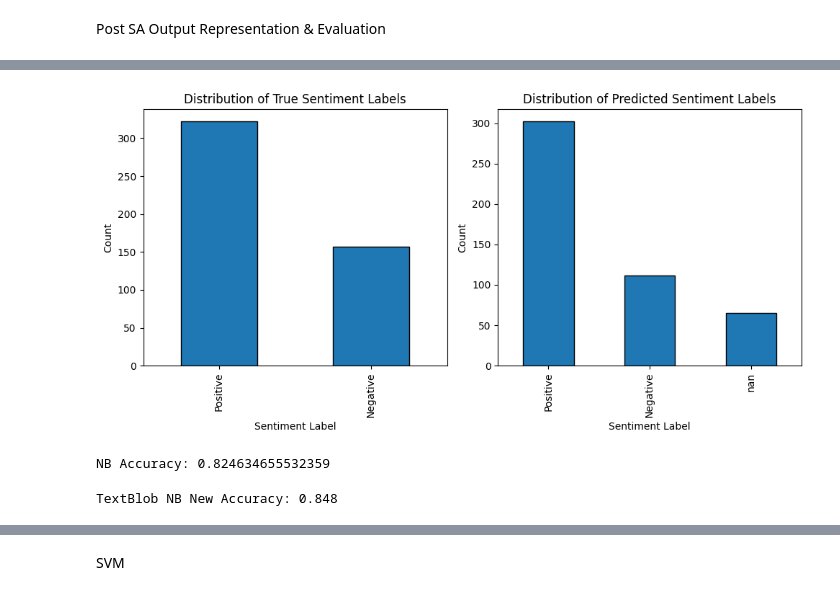
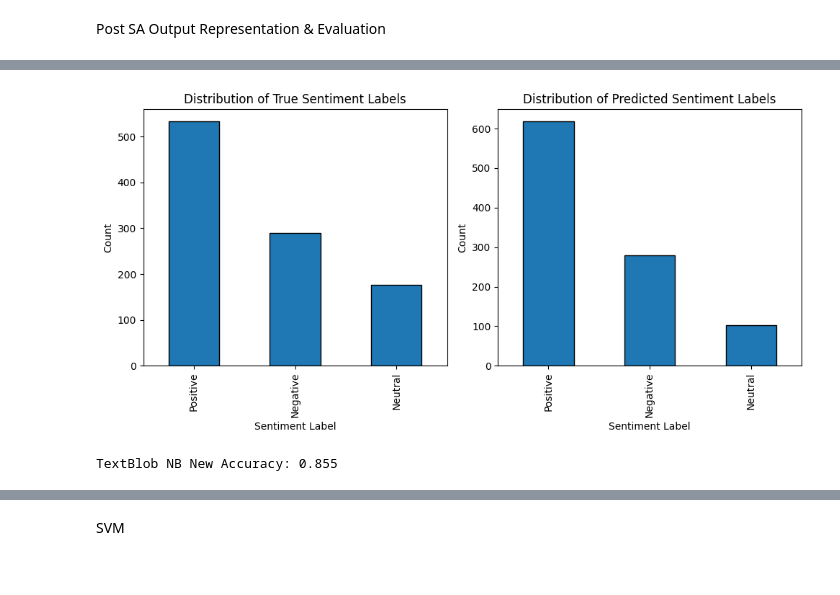
Before and after one commit to wd686/InkSightAnalyzer, a Jupyter notebook: SA [Wudi].ipynb, the cells around one changed output, grey strips where cells are left out. Drawn from its saved outputs; the diff is of its cells as text; code cells hidden in the pictures.

```diff
--- a/SA [Wudi].ipynb
+++ b/SA [Wudi].ipynb
@@ -136,8 +148,7 @@ df_annotated=pd.read_excel("sampled_df[WD].xlsx")
 # %%
 ###########get df after sentiment analysis
 #df_sa=pd.read_csv('sentiment_analysis_output[WD].csv')
-#df_sa=pd.read_csv('SA output v2[WD].csv')
-df_sa=pd.read_excel('Basic_SA_Mar.xlsx')
+df_sa=pd.read_csv('SA output v2[WD].csv')
 
 df_sa['Sentiment_Label_TB'] = df_sa['TextBlob_Sentiment'].apply(
     lambda x: 'Positive' if x > 0 else ('Negative' if x < 0 else 'Neutral')
@@ -304,7 +341,7 @@ Train NB using True_Label (manually annotated)
 # %%
 # Prepare data for Naive Bayes
 X = df_sa['Combined Text']
-y = df_sa['True_label']
+y = df_sa['True_Label']
 
 # Split dataset
 from sklearn.feature_extraction.text import CountVectorizer
@@ -314,7 +351,7 @@ from sklearn.metrics import accuracy_score, classification_report
 
 # Prepare data for Naive Bayes
 X = df_sa['Combined Text']
-y = df_sa['True_label']
+y = df_sa['True_Label']
 
 # Split dataset
 X_train, X_test, y_train, y_test = train_test_split(X, y, test_size=0.2, random_state=42)
@@ -325,37 +362,11 @@ X_train_vectorized = vectorizer.fit_transform(X_train)  # Fit and transform on t
 X_test_vectorized = vectorizer.transform(X_test)        # Transform on test data
 
 # Train the Naive Bayes classifier
-nb_model = MultinomialNB()
-nb_model.fit(X_train_vectorized, y_train)
+nb = MultinomialNB()
+nb.fit(X_train_vectorized, y_train)
 
 # Predict the labels for the test set
-y_pred = nb_model.predict(X_test_vectorized)
+y_pred = nb.predict(X_test_vectorized)
 
 # Add the predicted labels back to the original df_sa DataFrame
 df_sa.loc[X_test.index, 'Predicted_Label_NB'] = y_pred
-# Train Naive Bayes classifier
-nb = MultinomialNB()
-nb.fit(X_train_vectorized, y_train)
-
-y_pred = nb.predict(X_test_vectorized)
-print("Naive Bayes accuracy:", accuracy_score(y_test, y_pred))
-print("Naive Bayes classification report:")
-print(classification_report(y_test, y_pred))
-
-import matplotlib.pyplot as plt
-import seaborn as sns
-from sklearn.metrics import confusion_matrix
-
-# Compute the confusion matrix
-cm = confusion_matrix(y_test, y_pred)
-
-# Create a DataFrame for better visualization
-cm_df = pd.DataFrame(cm, index=['Negative', 'Positive'], columns=['Negative', 'Positive'])
-
-# Create a heatmap
-plt.figure(figsize=(8, 6))
-sns.heatmap(cm_df, annot=True, fmt='d', cmap='Blues')
-plt.title('Naive Bayes Confusion Matrix')
-plt.xlabel('Predicted Label')
-plt.ylabel('True Label')
-plt.show()
@@ -373,0 +373,4 @@ weighted avg       0.89      0.89      0.89        96
+# %%
+# Train Naive Bayes classifier
+nb = MultinomialNB()
+nb.fit(X_train_vectorized, y_train)
@@ -380,43 +402,37 @@ df_sa['Predicted_Label_NB'] = nb.predict(X_full_vectorized)
 # %%
 import matplotlib.pyplot as plt
 
 # Step 1: Count the occurrences of each sentiment label in the True_Label and Predicted_Label_NB columns
-true_label_counts = df_sa['True_label'].value_counts()
+true_label_counts = df_sa['True_Label'].value_counts()
 predicted_label_counts = df_sa['Predicted_Label_NB'].value_counts()
 
 # Step 2: Plot the distribution using a bar chart
 
 # Plot the distribution of True Labels
 plt.figure(figsize=(10, 5))
 
 plt.subplot(1, 2, 1)
 true_label_counts.plot(kind='bar', edgecolor='black')
 plt.xlabel('Sentiment Label')
 plt.ylabel('Count')
 plt.title('Distribution of True Sentiment Labels')
 
 # Plot the distribution of Predicted Labels
 plt.subplot(1, 2, 2)
 predicted_label_counts.plot(kind='bar', edgecolor='black')
 plt.xlabel('Sentiment Label')
 plt.ylabel('Count')
 plt.title('Distribution of Predicted Sentiment Labels')
 
 # Show the plots
 plt.tight_layout()
 plt.show()
 # %% [output]
-[figure, old version]
+[figure, new version]
 # %%
-textblobnb_accuracy_afterTrain = accuracy_score(df_sa['True_label'], df_sa['Predicted_Label_NB'])
-print("NB Accuracy:", textblobnb_accuracy_afterTrain)
+textblobnb_accuracy_afterTrain = accuracy_score(df_sa['True_Label'], df_sa['Predicted_Label_NB'])
+print("TextBlob NB New Accuracy:", textblobnb_accuracy_afterTrain)
 # %% [output]
-NB Accuracy: 0.824634655532359
+TextBlob NB New Accuracy: 0.855
-# %%
-textblobnb_accuracy_afterTrain = accuracy_score(df_sa['True_label'], df_sa['Predicted_Label_NB'])
-print("TextBlob NB New Accuracy:", textblobnb_accuracy_afterTrain)
-#past 0.805
-# %% [output]
-TextBlob NB New Accuracy: 0.848
 # %%
 df_sa.to_csv('SA_review_predicted_output.csv', index=False)
```
Also changed, not shown: parts of 46 cells of this notebook, 3 other files.
